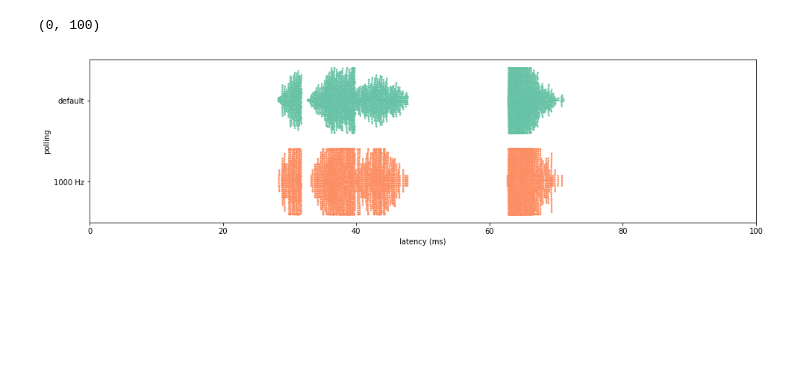
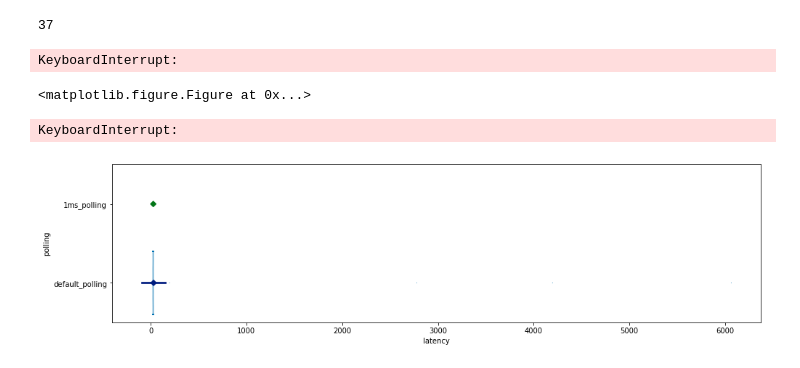
Before and after one commit to PDA-UR/latency_measurements, a Jupyter notebook: LatencyComplete.ipynb, the cells around one changed output. Drawn from its saved outputs; the diff is of its cells as text; code cells hidden in the pictures; blank space fills up the shorter version.

```diff
--- a/LatencyComplete.ipynb
+++ b/LatencyComplete.ipynb
@@ -87,15 +225,38 @@ all_data
+# %%
+print(len(DEVICES))
+# %% [output]
+37
 # %%
 #Plotting a single swarmplot
-values = all_data[(all_data["device"] == "6312kw")]
 
 plt.figure(figsize=[16, 4])
 #plt.title('Swarmplot of '+ values["device"])
 
-ax = sns.swarmplot((values["latency"]/1000), values["polling"], hue=None, palette="Set2", size=2.5,orient="h", alpha=1)
+#plt.figure()
+sns.swarmplot(data=all_data, y="device", x="latency", hue=None, palette="Set2", size=1,orient="h", alpha=1, ax=axes[i],)
+
 plt.xlabel("latency (ms)")
 plt.xlim(0, 100)
 # %% [output]
-(0, 100)
+KeyboardInterrupt:
-[figure, removed]
+<matplotlib.figure.Figure at 0x...>
+# %%
+values = all_data[(all_data["device"] == "exxter")]
+
+
+plt.figure(figsize=[16, 4])
+#plt.title('Swarmplot of '+ values["device"])
+
+ax = sns.pointplot((values["latency"]/1000), values["polling"], join=False, palette="dark", markers="D", scale=.75, ci="sd", zorder=1)
+ax = sns.swarmplot((values["latency"]/1000), values["polling"], hue=None, palette="colorblind", size=1, dodge=True, marker="H",orient="h", alpha=1, zorder=0)
+
+plt.xlabel("latency (ms)")
+plt.xlim(0, 100)
+
+axes = plt.gca()
+#axes.set_xlim(0,100)
+# %% [output]
+KeyboardInterrupt:
+[figure, added]
 # %%
 #Plotting a single swarmplot
```
Also changed, not shown: parts of 9 cells of this notebook.
